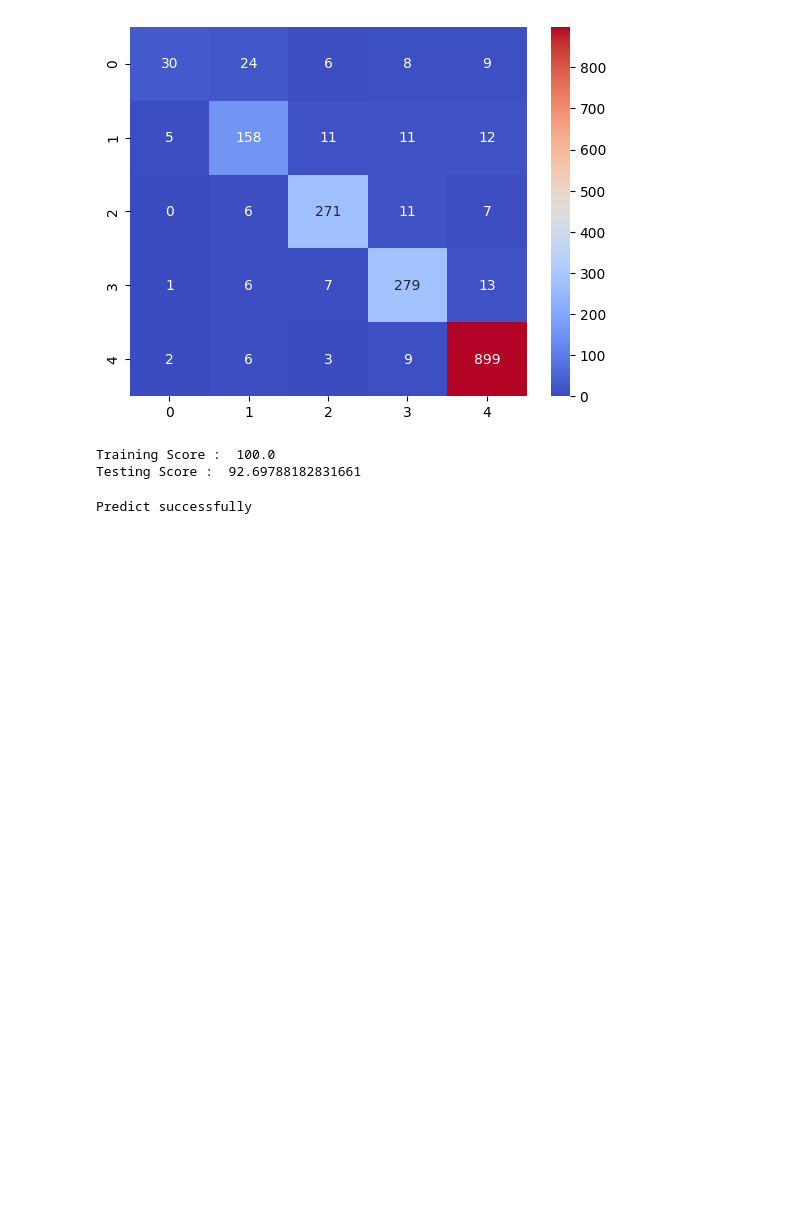
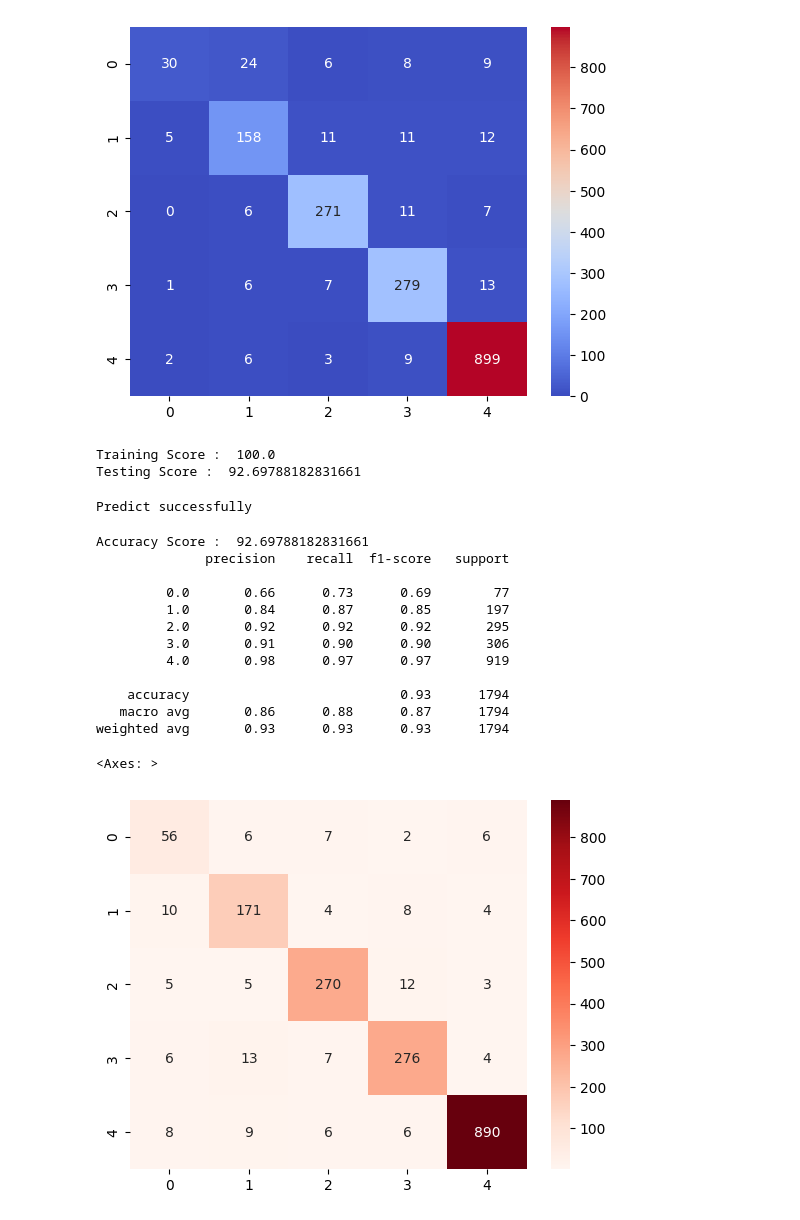
Before and after one commit to samifahim07/EduIntel-Intelligent-Student-Performance-Analytics, a Jupyter notebook: student_performance.ipynb, the cells around one changed output. Drawn from its saved outputs; the diff is of its cells as text; code cells hidden in the pictures; blank space fills up the shorter version.

```diff
--- a/student_performance.ipynb
+++ b/student_performance.ipynb
@@ -301,3 +301,30 @@ y_pred_dt = dt.predict(xtest)
 print("Predict successfully ")
 # %% [output]
 Predict successfully
+# %%
+#accuracy_score
+ac = accuracy_score(ytest , y_pred_dt)
+print("Accuracy Score : ", ac *100)
+
+#classification report
+cr = classification_report(ytest,y_pred_dt)
+print(cr)
+#Confusion Matrix
+cm = confusion_matrix(ytest, y_pred_dt)
+
+sns.heatmap(cm , annot = True , cmap = 'Reds', fmt = 'd')
+# %% [output]
+Accuracy Score :  92.69788182831661
+              precision    recall  f1-score   support
+
+         0.0       0.66      0.73      0.69        77
+         1.0       0.84      0.87      0.85       197
+         2.0       0.92      0.92      0.92       295
+         3.0       0.91      0.90      0.90       306
+         4.0       0.98      0.97      0.97       919
+
+    accuracy                           0.93      1794
+   macro avg       0.86      0.88      0.87      1794
+weighted avg       0.93      0.93      0.93      1794
+<Axes: >
+[figure, added]
```
